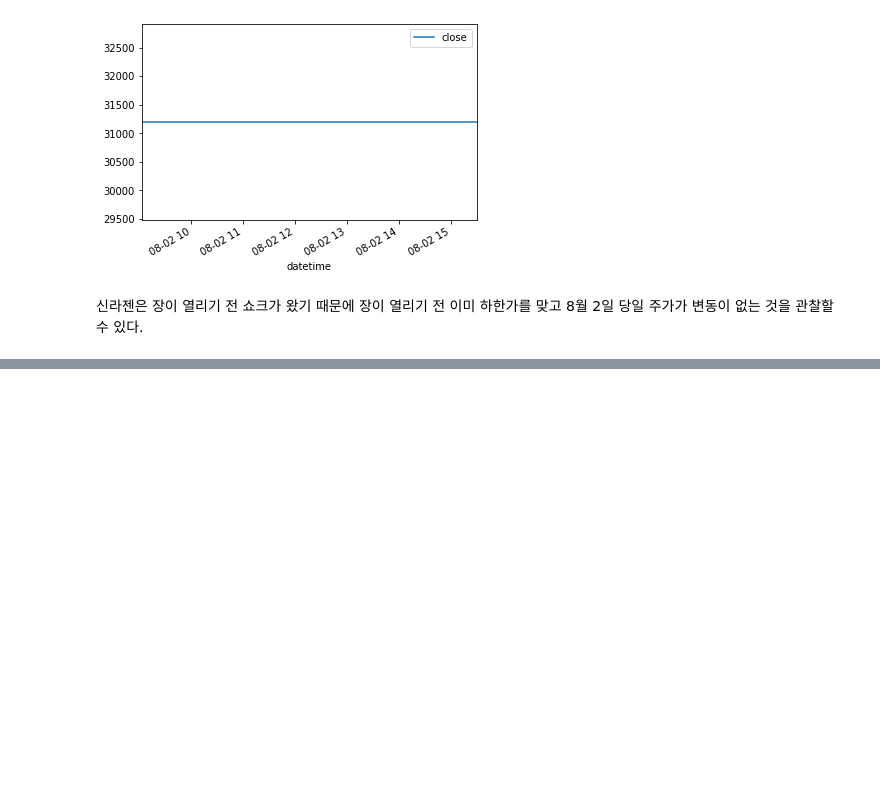
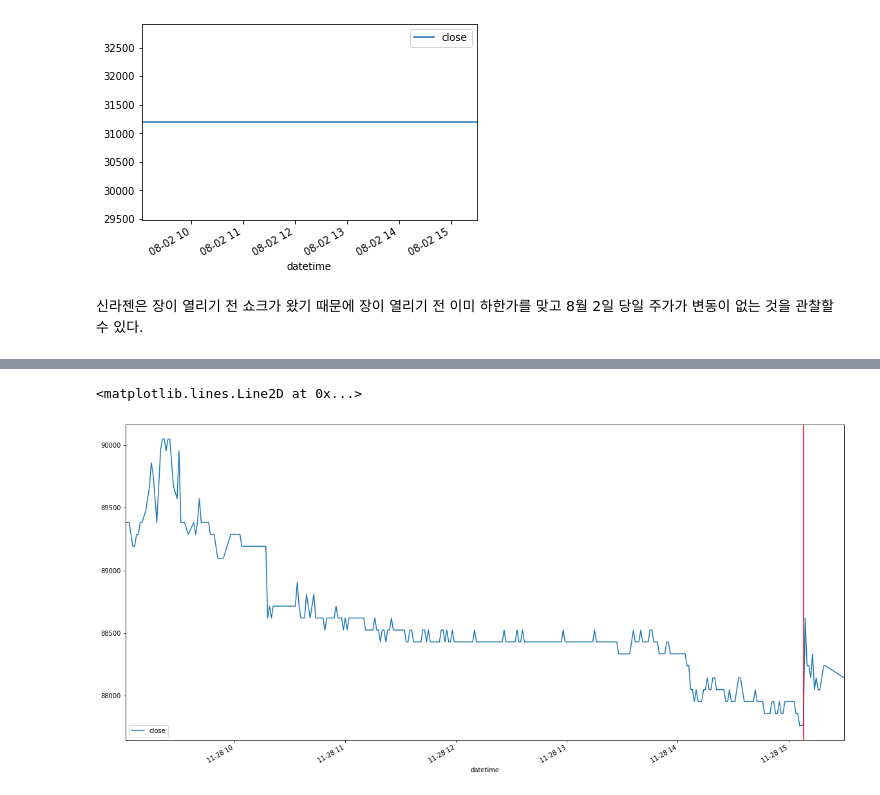
Before and after one commit to jaepil-choi/python_algotrading, a Jupyter notebook: 32-bit-jupyter_notes/event_study_-_effect_of_clinical_trials.ipynb, the cells around one changed output, grey strips where cells are left out. Saved outputs shown, nothing was run; the diff lists cells and outputs as text; code cells hidden in the pictures; blank space fills up the shorter version.

```diff
--- a/32-bit-jupyter_notes/event_study_-_effect_of_clinical_trials.ipynb
+++ b/32-bit-jupyter_notes/event_study_-_effect_of_clinical_trials.ipynb
@@ -435,0 +564,3 @@ sillajen_0802.plot(y='close')
+# %%
+ckdpharm_1128 = ckdpharm_ts_m_df[(ckdpharm_ts_m_df.index >= pd.Timestamp(2019, 11, 28, 8, 30)) & (ckdpharm_ts_m_df.index <= pd.Timestamp(2019, 11, 28, 15, 30))]
+ckdpharm_1128.head()
@@ -435,0 +575,8 @@ sillajen_0802.plot(y='close')
+# %%
+good_news_timing = pd.Timestamp(2019, 11, 28, 15, 8)
+
+ax = ckdpharm_1128.plot(y='close', figsize=(20,10))
+ax.axvline(good_news_timing, color='red')
+# %% [output]
+<matplotlib.lines.Line2D at 0x...>
+[figure, added]
```
Also changed, not shown: parts of 14 cells of this notebook.
